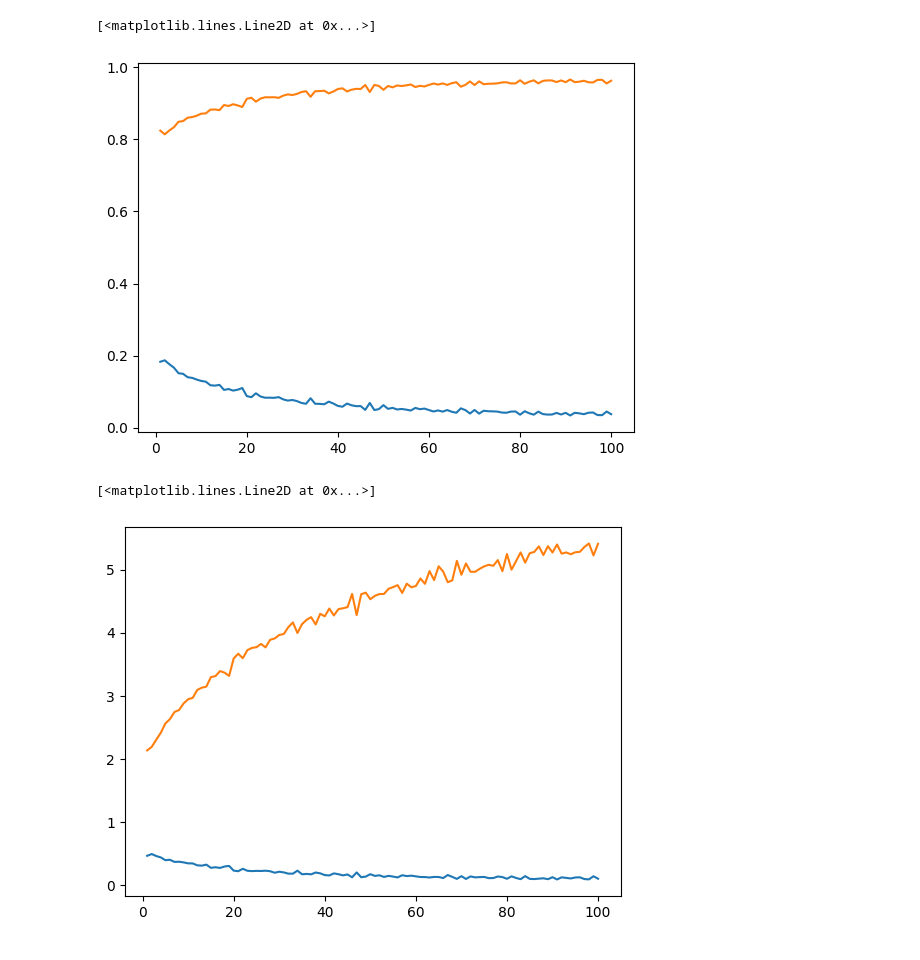
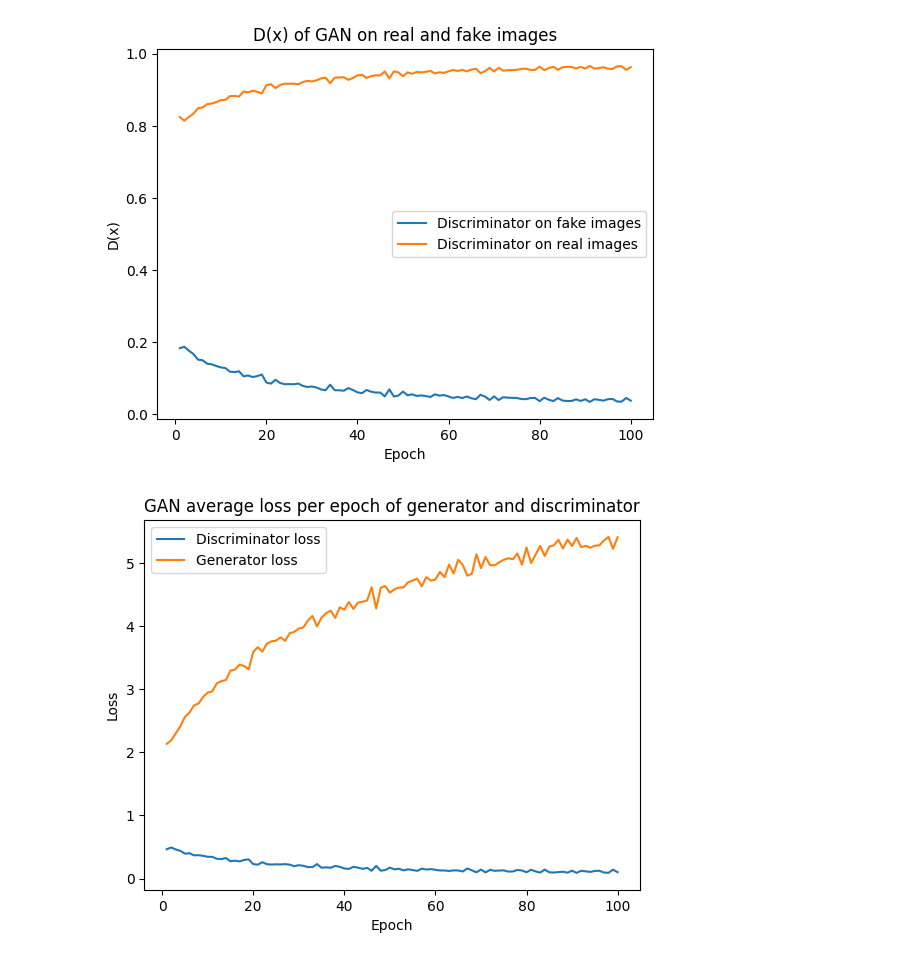
Before and after one commit to ph-kev/gan-nn-final-project, a Jupyter notebook: plotting.ipynb, the cells around one changed output. Saved outputs shown, nothing was run; the diff lists cells and outputs as text; code cells hidden in the pictures.

Commit message:
Made plots

```diff
--- a/plotting.ipynb
+++ b/plotting.ipynb
@@ -5,18 +7,23 @@ import numpy as np
 # %%
 # Load discriminator results for real and fake data
 with open('saved_losses/gan_dis_fake_arr.pkl', 'rb') as f:
     gan_dis_fake_arr = pickle.load(f)
 with open('saved_losses/gan_dis_real_arr.pkl', 'rb') as f:
     gan_dis_real_arr = pickle.load(f)
 epochs = np.arange(0.0, 100.0) + 1.0
 gan_dis_fake_arr = np.array(gan_dis_fake_arr)
 gan_dis_real_arr = np.array(gan_dis_real_arr)
 
-plt.plot(epochs, gan_dis_fake_arr)
-plt.plot(epochs, gan_dis_real_arr)
+plt.plot(epochs, gan_dis_fake_arr, label = "Discriminator on fake images")
+plt.plot(epochs, gan_dis_real_arr, label = "Discriminator on real images")
+plt.title("D(x) of GAN on real and fake images")
+plt.xlabel("Epoch")
+plt.ylabel("D(x)")
+plt.legend()
+
+plt.savefig("plots/discriminator_gan.png", bbox_inches = 'tight')
 # %% [output]
-[<matplotlib.lines.Line2D at 0x...>]
-[figure, old version]
+[figure, new version]
 # %%
 # Load loss of discriminator and generator for GAN
 with open('saved_losses/gan_dis_loss_arr.pkl', 'rb') as f:
@@ -27,8 +34,13 @@ epochs = np.arange(0.0, 100.0) + 1.0
 gan_dis_fake_arr = np.array(gan_dis_fake_arr)
 gan_gen_loss_arr = np.array(gan_gen_loss_arr)
 
-plt.plot(epochs, gan_dis_fake_arr)
-plt.plot(epochs, gan_gen_loss_arr)
+plt.plot(epochs, gan_dis_fake_arr, label = "Discriminator loss")
+plt.plot(epochs, gan_gen_loss_arr, label = "Generator loss")
+plt.title("GAN average loss per epoch of generator and discriminator")
+plt.xlabel("Epoch")
+plt.ylabel("Loss")
+plt.legend()
+
+plt.savefig("plots/losses_gan.png", bbox_inches = 'tight')
 # %% [output]
-[<matplotlib.lines.Line2D at 0x...>]
-[figure, old version]
+[figure, new version]
```
Also changed, not shown: parts of 5 cells of this notebook, 8 other files.
